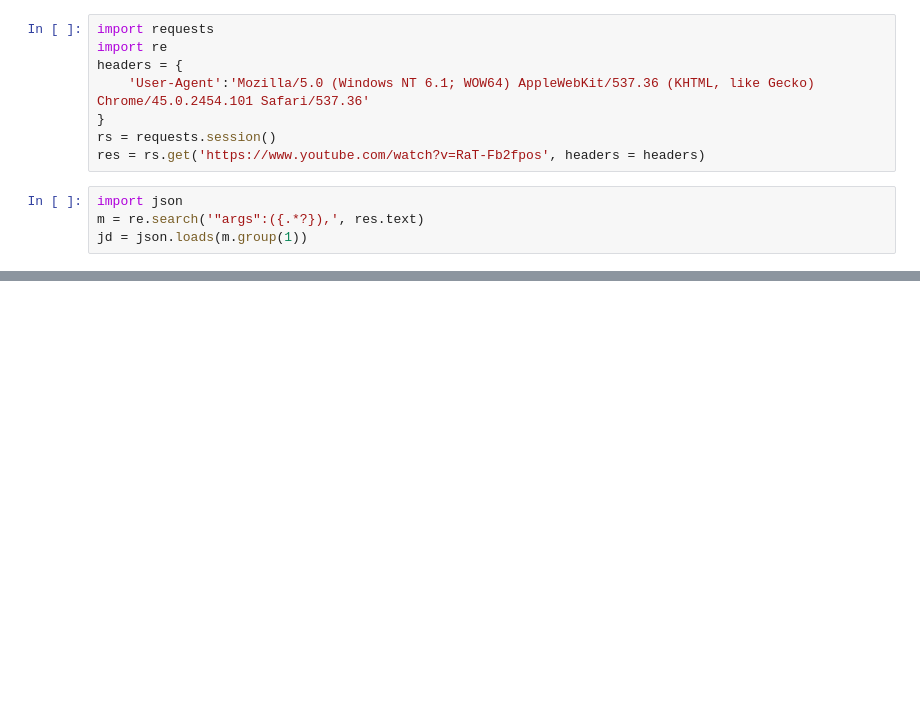
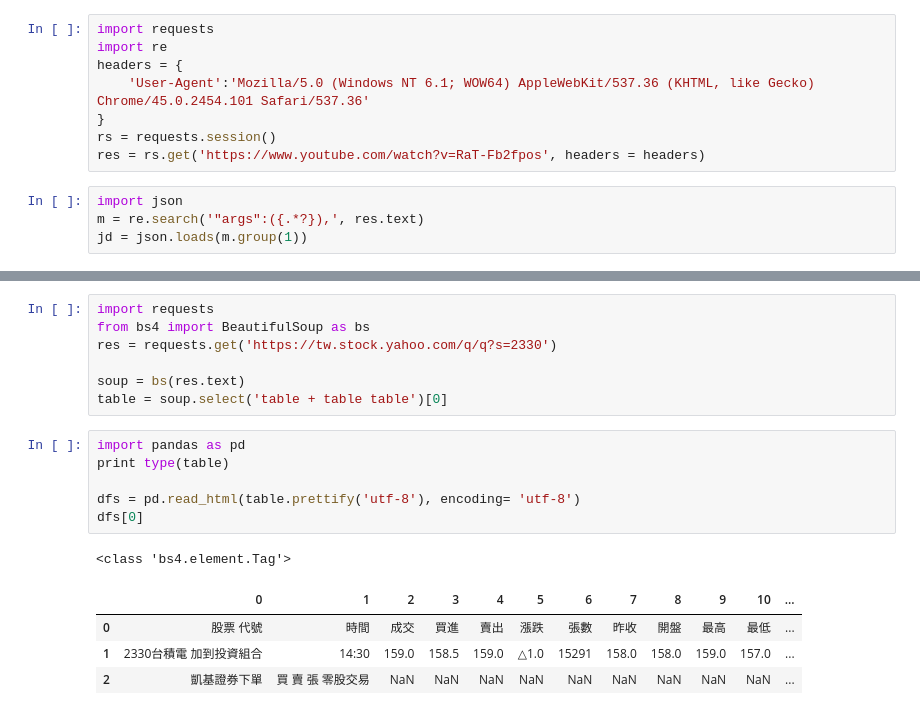
Before and after one commit to ywchiu/pyfinance, a Jupyter notebook: 20160328Demo.ipynb, the cells around one changed output, grey strips where cells are left out. Cells and saved outputs as stored; diff of their text form; blank space fills up the shorter version.

```diff
--- a/20160328Demo.ipynb
+++ b/20160328Demo.ipynb
@@ -738,0 +768,19 @@ with open('a.mp4', 'wb') as f:
+# %%
+import requests
+from bs4 import BeautifulSoup as bs
+res = requests.get('https://tw.stock.yahoo.com/q/q?s=2330')
+
+soup = bs(res.text)
+table = soup.select('table + table table')[0]
+# %%
+import pandas as pd
+print type(table)
+
+dfs = pd.read_html(table.prettify('utf-8'), encoding= 'utf-8')
+dfs[0]
+# %% [output]
+<class 'bs4.element.Tag'>
+|  | 0 | 1 | 2 | 3 | 4 | 5 | 6 | 7 | 8 | 9 | 10 | ... |
+| 0 | 股票 代號 | 時間 | 成交 | 買進 | 賣出 | 漲跌 | 張數 | 昨收 | 開盤 | 最高 | 最低 | ... |
+| 1 | 2330台積電 加到投資組合 | 14:30 | 159.0 | 158.5 | 159.0 | △1.0 | 15291 | 158.0 | 158.0 | 159.0 | 157.0 | ... |
+| 2 | 凱基證券下單 | 買 賣 張 零股交易 | NaN | NaN | NaN | NaN | NaN | NaN | NaN | NaN | NaN | ... |
```
Also changed, not shown: parts of 5 cells of this notebook.
